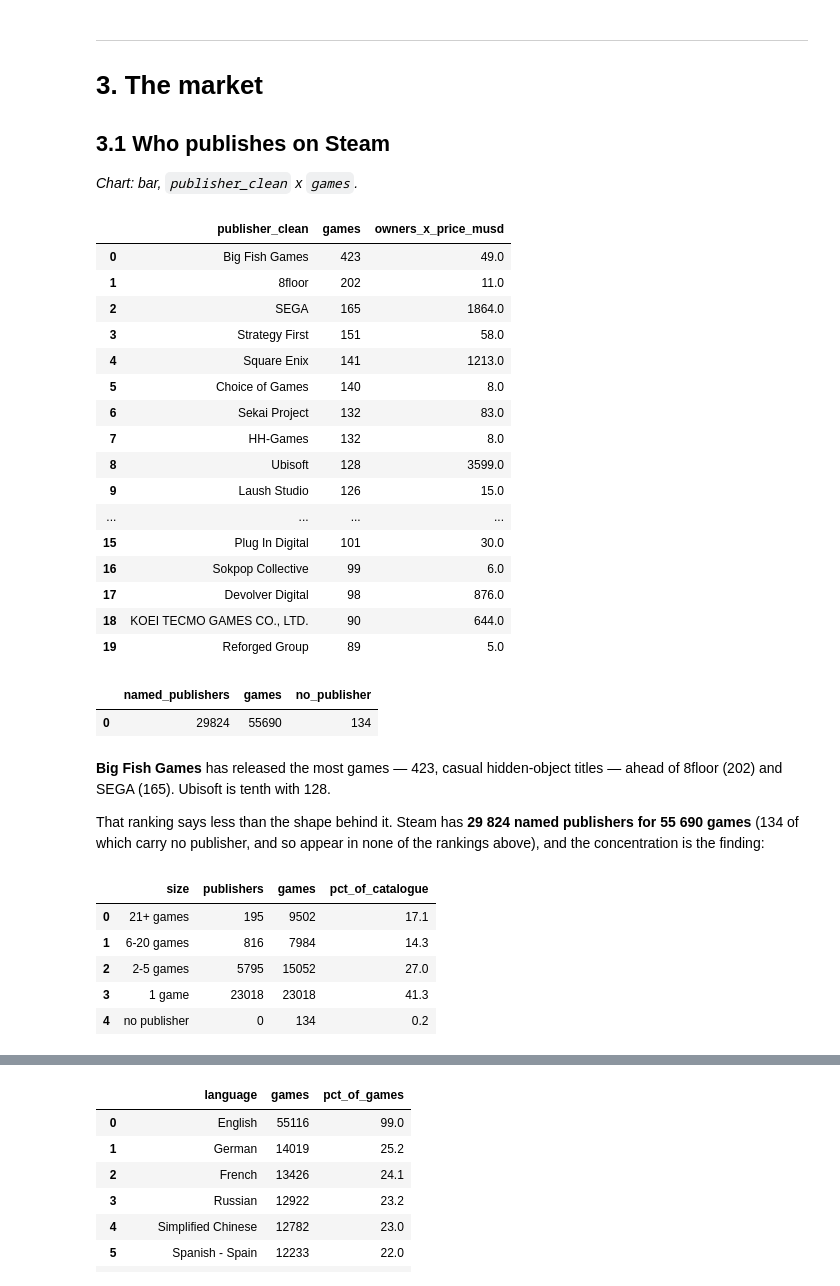
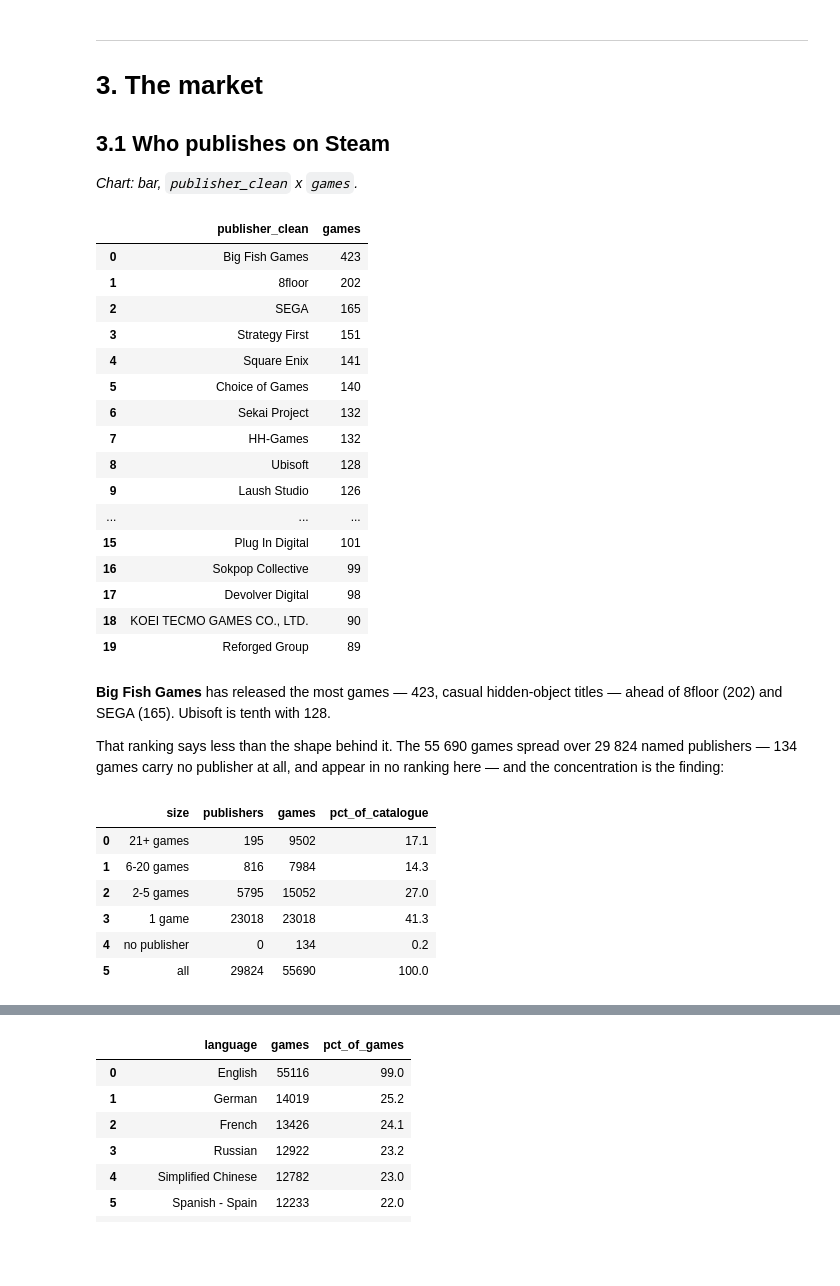
Before and after one commit to paezxavi/jedha_steam_project, a Jupyter notebook: steam_project.ipynb, the cells around one changed output, grey strips where cells are left out. Drawn from its saved outputs; the diff is of its cells as text; code cells hidden in the pictures; blank space fills up the shorter version.

```diff
--- a/steam_project.ipynb
+++ b/steam_project.ipynb
@@ -538,43 +512,35 @@ def outcome(df, *group_by):
 *Chart: bar, `publisher_clean` x `games`.*
 # %%
 by_publisher = (games.groupBy("publisher_clean")
-    .agg(F.count("*").alias("games"),
-         F.round(F.sum("owners_x_price") / 1e6).alias("owners_x_price_musd"))
+    .agg(F.count("*").alias("games"))
     .filter(F.col("publisher_clean").isNotNull()))
 
 display(by_publisher.orderBy(F.desc("games")).limit(20))
-
-display(games.select(
-    F.countDistinct("publisher_clean").alias("named_publishers"),
-    F.count("*").alias("games"),
-    F.sum(F.col("publisher_clean").isNull().cast("int")).alias("no_publisher")))
 # %% [output]
-|  | publisher_clean | games | owners_x_price_musd |
-| 0 | Big Fish Games | 423 | 49.0 |
-| 1 | 8floor | 202 | 11.0 |
-| 2 | SEGA | 165 | 1864.0 |
-| 3 | Strategy First | 151 | 58.0 |
-| 4 | Square Enix | 141 | 1213.0 |
-| 5 | Choice of Games | 140 | 8.0 |
-| 6 | Sekai Project | 132 | 83.0 |
-| 7 | HH-Games | 132 | 8.0 |
-| 8 | Ubisoft | 128 | 3599.0 |
-| 9 | Laush Studio | 126 | 15.0 |
-| ... | ... | ... | ... |
-| 15 | Plug In Digital | 101 | 30.0 |
-| 16 | Sokpop Collective | 99 | 6.0 |
-| 17 | Devolver Digital | 98 | 876.0 |
-| 18 | KOEI TECMO GAMES CO., LTD. | 90 | 644.0 |
-| 19 | Reforged Group | 89 | 5.0 |
+|  | publisher_clean | games |
+| 0 | Big Fish Games | 423 |
+| 1 | 8floor | 202 |
+| 2 | SEGA | 165 |
+| 3 | Strategy First | 151 |
+| 4 | Square Enix | 141 |
+| 5 | Choice of Games | 140 |
+| 6 | Sekai Project | 132 |
+| 7 | HH-Games | 132 |
+| 8 | Ubisoft | 128 |
+| 9 | Laush Studio | 126 |
+| ... | ... | ... |
+| 15 | Plug In Digital | 101 |
+| 16 | Sokpop Collective | 99 |
+| 17 | Devolver Digital | 98 |
+| 18 | KOEI TECMO GAMES CO., LTD. | 90 |
+| 19 | Reforged Group | 89 |
-|  | named_publishers | games | no_publisher |
-| 0 | 29824 | 55690 | 134 |
 # %% [markdown]
 **Big Fish Games** has released the most games — 423, casual hidden-object titles — ahead of
 8floor (202) and SEGA (165). Ubisoft is tenth with 128.
 
-That ranking says less than the shape behind it. Steam has **29 824 named publishers for
-55 690 games** (134 of which carry no publisher, and so appear in none of the rankings above),
-and the concentration is the finding:
+That ranking says less than the shape behind it. The 55 690 games spread over 29 824 named
+publishers — 134 games carry no publisher at all, and appear in no ranking here — and the
+concentration is the finding:
 # %%
 buckets = (by_publisher
     .withColumn("size", F.when(F.col("games") == 1, "1 game")
@@ -592,7 +558,15 @@ orphans = (games.filter(F.col("publisher_clean").isNull())
 concentration = (buckets.unionByName(orphans)
     .withColumn("pct_of_catalogue", F.round(100 * F.col("games") / games.count(), 1)))
 
-display(concentration.orderBy(F.col("size") == "no publisher", "publishers"))
+# the total row holds the two catalogue-wide figures the text above quotes
+total = concentration.agg(
+    F.lit("all").alias("size"),
+    F.sum("publishers").alias("publishers"),
+    F.sum("games").alias("games"),
+    F.round(100 * F.sum("games") / games.count(), 1).alias("pct_of_catalogue"))
+
+display(concentration.unionByName(total)
+        .orderBy(F.col("size").isin("no publisher", "all"), "publishers"))
 # %% [output]
 |  | size | publishers | games | pct_of_catalogue |
 | 0 | 21+ games | 195 | 9502 | 17.1 |
@@ -600,6 +574,7 @@ display(concentration.orderBy(F.col("size") == "no publisher", "publishers"))
 | 2 | 2-5 games | 5795 | 15052 | 27.0 |
 | 3 | 1 game | 23018 | 23018 | 41.3 |
 | 4 | no publisher | 0 | 134 | 0.2 |
+| 5 | all | 29824 | 55690 | 100.0 |
 # %% [markdown]
 **41% of the catalogue comes from publishers that have released exactly one game**, and the
 twenty largest publishers together account for 5% of releases. Steam is not a market of a few
```
Also changed, not shown: parts of 22 cells of this notebook, 3 other files.
